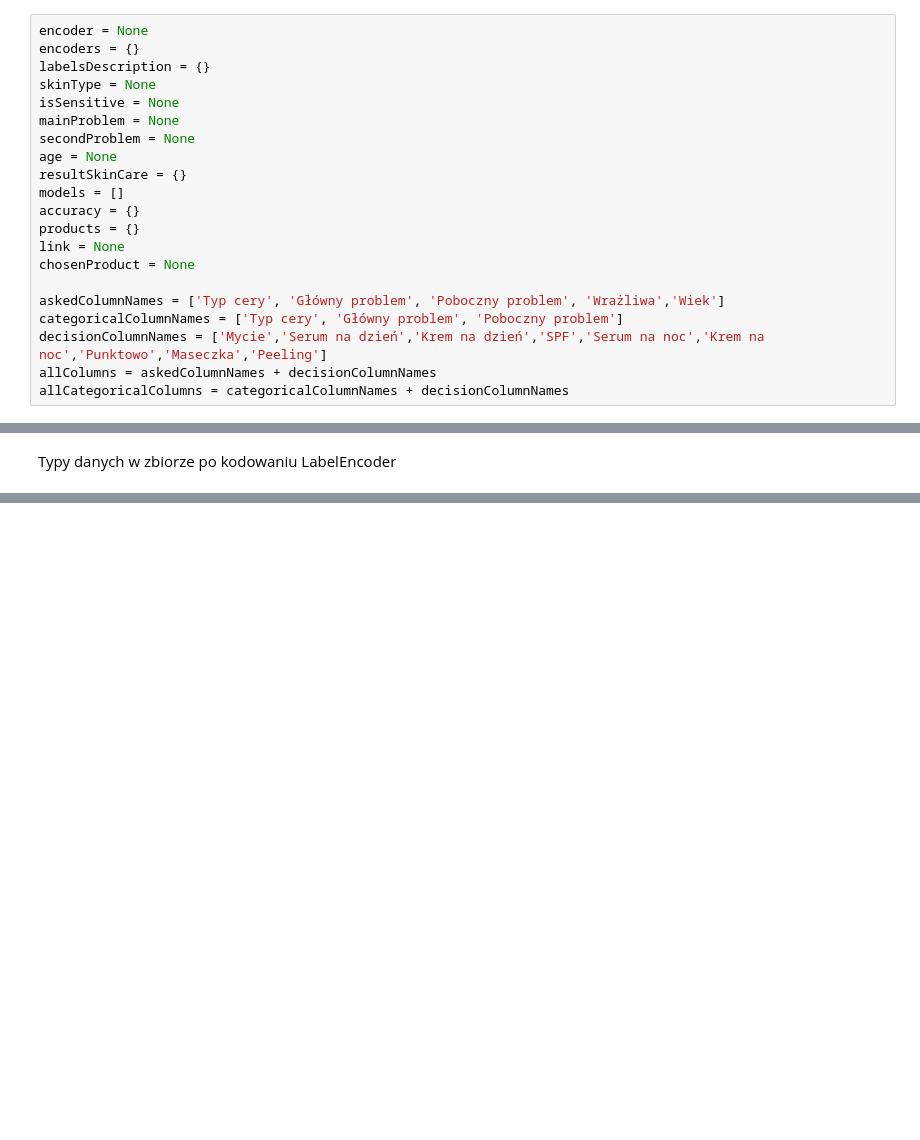
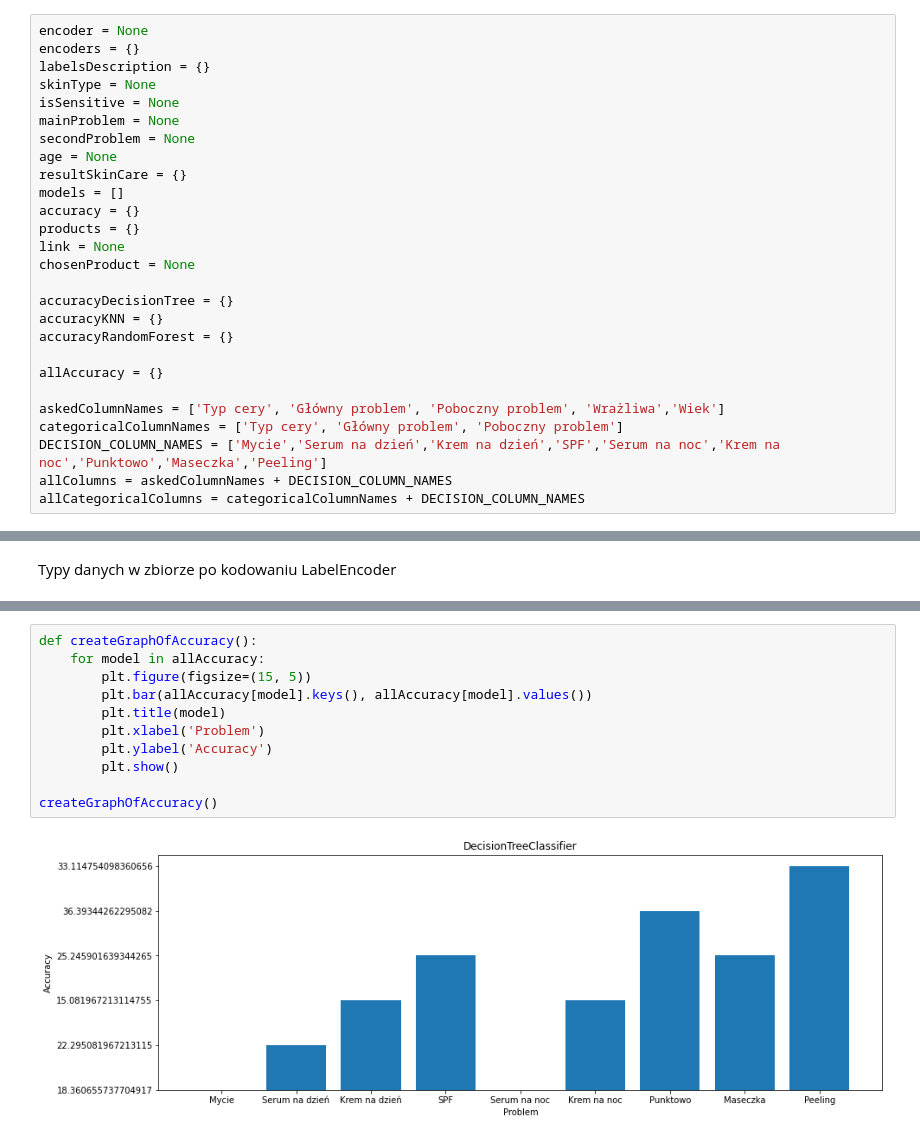
Before and after one commit to suzejka/skinCare, a Jupyter notebook: Model_validation_s20943.ipynb, the cells around one changed output, grey strips where cells are left out. Drawn from its saved outputs; the diff is of its cells as text; blank space fills up the shorter version.

Commit message:
Used optuna and added better models

```diff
--- a/Model_validation_s20943.ipynb
+++ b/Model_validation_s20943.ipynb
@@ -110,10 +123,16 @@ products = {}
 link = None
 chosenProduct = None
 
+accuracyDecisionTree = {}
+accuracyKNN = {}
+accuracyRandomForest = {}
+
+allAccuracy = {}
+
 askedColumnNames = ['Typ cery', 'Główny problem', 'Poboczny problem', 'Wrażliwa','Wiek']
 categoricalColumnNames = ['Typ cery', 'Główny problem', 'Poboczny problem']
-decisionColumnNames = ['Mycie','Serum na dzień','Krem na dzień','SPF','Serum na noc','Krem na noc','Punktowo','Maseczka','Peeling']
-allColumns = askedColumnNames + decisionColumnNames
-allCategoricalColumns = categoricalColumnNames + decisionColumnNames
+DECISION_COLUMN_NAMES = ['Mycie','Serum na dzień','Krem na dzień','SPF','Serum na noc','Krem na noc','Punktowo','Maseczka','Peeling']
+allColumns = askedColumnNames + DECISION_COLUMN_NAMES
+allCategoricalColumns = categoricalColumnNames + DECISION_COLUMN_NAMES
 # %%
 def getProblemColumnIndex(problemName):
@@ -421,0 +338,13 @@ bestNEstimators=10
+# %%
+def createGraphOfAccuracy():
+    for model in allAccuracy:
+        plt.figure(figsize=(15, 5))
+        plt.bar(allAccuracy[model].keys(), allAccuracy[model].values())
+        plt.title(model)
+        plt.xlabel('Problem')
+        plt.ylabel('Accuracy')
+        plt.show()
+
+createGraphOfAccuracy()
+# %% [output]
+[figure, added]
```
Also changed, not shown: parts of 47 cells of this notebook, 20 other files.
